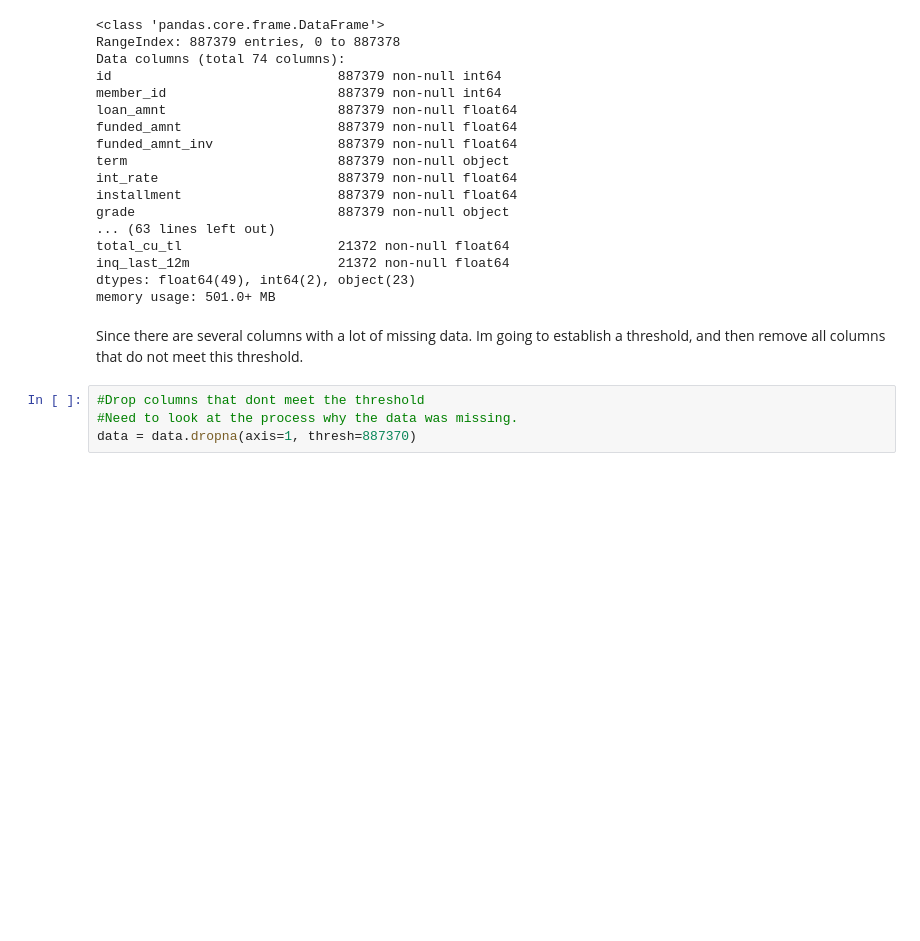
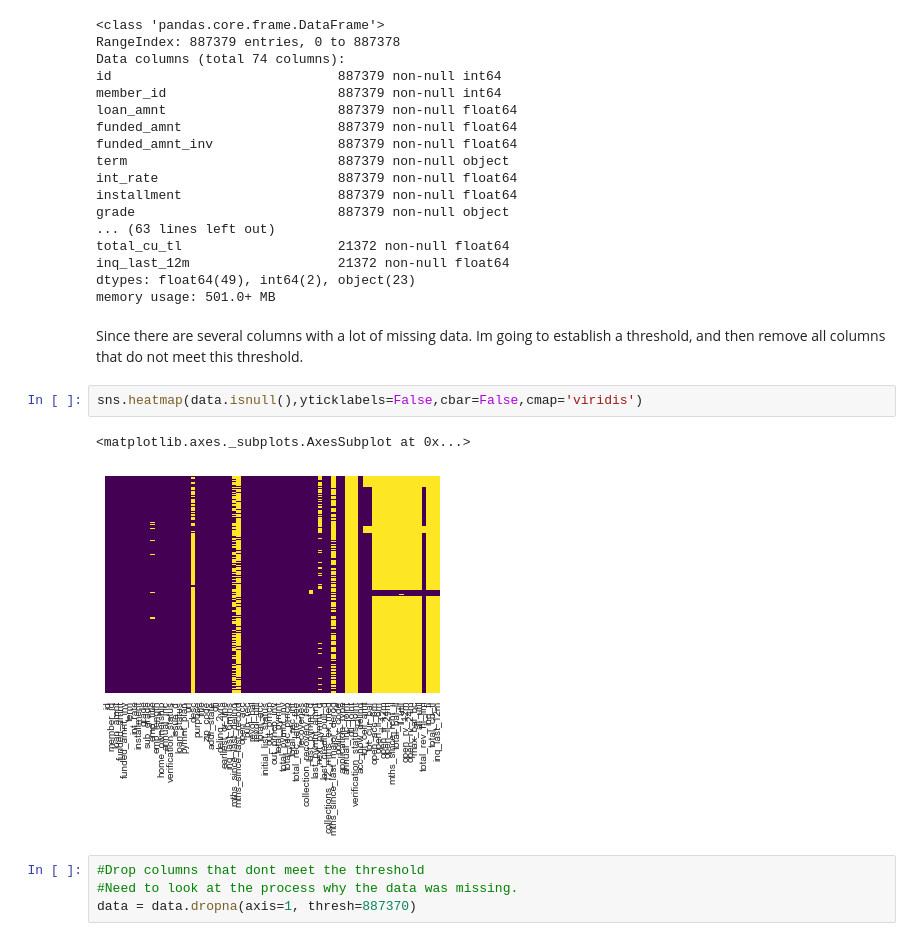
Before and after one commit to madderle/Data-Science-Bootcamp, a Jupyter notebook: Unit 2/Challenge Preparing a Dataset for Modeling.ipynb, the cells around one changed output. Cells and saved outputs as stored; diff of their text form; blank space fills up the shorter version.

```diff
--- a/Unit 2/Challenge Preparing a Dataset for Modeling.ipynb
+++ b/Unit 2/Challenge Preparing a Dataset for Modeling.ipynb
@@ -79,6 +79,11 @@ dtypes: float64(49), int64(2), object(23)
 memory usage: 501.0+ MB
 # %% [markdown]
 Since there are several columns with a lot of missing data. Im going to establish a threshold, and then remove all columns that do not meet this threshold.
+# %%
+sns.heatmap(data.isnull(),yticklabels=False,cbar=False,cmap='viridis')
+# %% [output]
+<matplotlib.axes._subplots.AxesSubplot at 0x...>
+[figure, added]
 # %%
 #Drop columns that dont meet the threshold
 #Need to look at the process why the data was missing.
```
Also changed, not shown: 2 other files.
